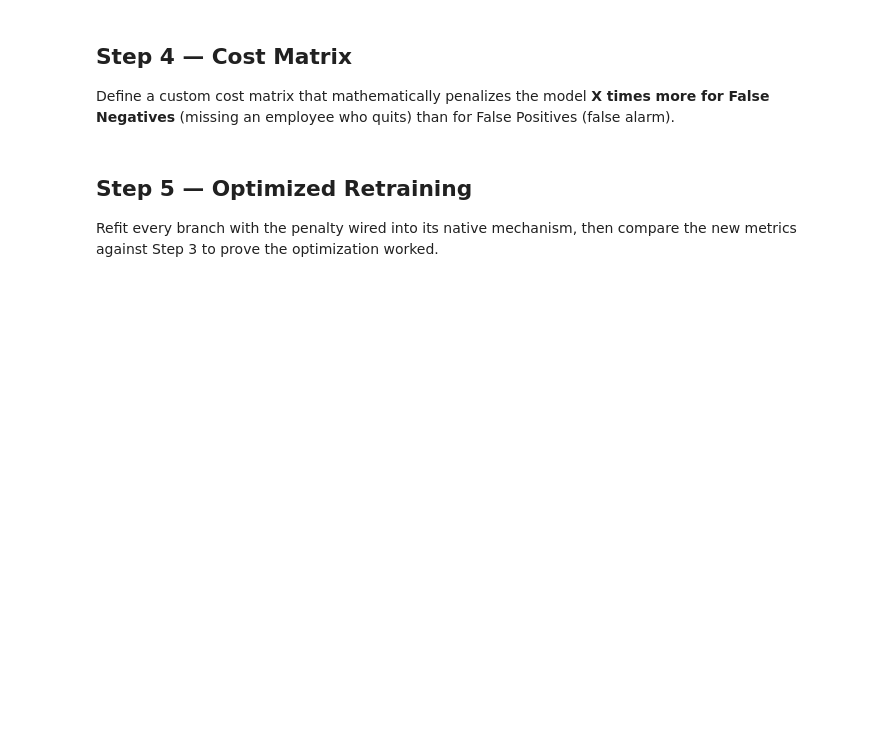
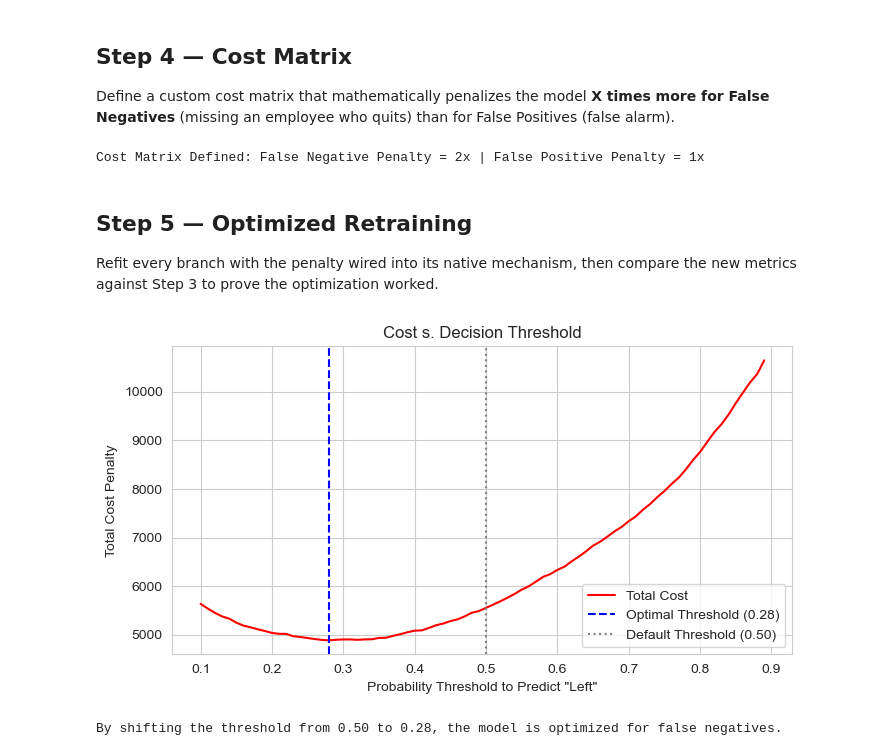
Before and after one commit to dlsynkjsf/cselec2c-project, a Jupyter notebook: GRP6_3CSD_FinalProject.ipynb, the cells around one changed output. Saved outputs shown, nothing was run; the diff lists cells and outputs as text; code cells hidden in the pictures; blank space fills up the shorter version.

```diff
--- a/GRP6_3CSD_FinalProject.ipynb
+++ b/GRP6_3CSD_FinalProject.ipynb
@@ -69,0 +167,8 @@ Train three model branches on the Stealth dataset using **default loss functions
+# %%
+rf_model = RandomForestClassifier(n_estimators=100, random_state=SEED, n_jobs=-1)
+rf_model.fit(X_train_processed, y_train)
+
+xgb_model = xgb.XGBClassifier(use_label_encoder=False, eval_metric='logloss', random_state=SEED, n_jobs=-1)
+xgb_model.fit(X_train_processed, y_train)
+
+print("All models successfully trained.")
@@ -73,6 +224,48 @@ Apply every Step-2 model to the HR Analytics test set and report **accuracy, pre
 # %% [markdown]
 ## Step 4 — Cost Matrix
 Define a custom cost matrix that mathematically penalizes the model **X times more for False Negatives** (missing an employee who quits) than for False Positives (false alarm).
+# %%
+COST_FN = 2
+COST_FP = 1
+
+def calculate_custom_cost(y_true, y_pred_probs, threshold):
+    preds = (y_pred_probs >= threshold).astype(int)
+    tn, fp, fn, tp = confusion_matrix(y_true, preds).ravel()
+    total_cost = (fn * COST_FN) + (fp * COST_FP)
+    return total_cost, fn, fp
+
+print(f"Cost Matrix Defined: False Negative Penalty = {COST_FN}x | False Positive Penalty = {COST_FP}x")
+# %% [output]
+Cost Matrix Defined: False Negative Penalty = 2x | False Positive Penalty = 1x
 # %% [markdown]
 ## Step 5 — Optimized Retraining
 Refit every branch with the penalty wired into its native mechanism, then compare the new metrics against Step 3 to prove the optimization worked.
+# %%
+xgb_probs = xgb_model.predict_proba(X_test_processed)[:, 1]
+
+best_threshold = 0.5
+min_cost = float('inf')
+costs_list = []
+thresholds = np.arange(0.1, 0.9, 0.01)
+
+for t in thresholds:
+    cost, fn, fp = calculate_custom_cost(y_test, xgb_probs, t)
+    costs_list.append(cost)
+    if cost < min_cost:
+        min_cost = cost
+        best_threshold = t
+
+plt.figure(figsize=(8, 4))
+plt.plot(thresholds, costs_list, label='Total Cost', color='red')
+plt.axvline(x=best_threshold, color='blue', linestyle='--', label=f'Optimal Threshold ({best_threshold:.2f})')
+plt.axvline(x=0.5, color='gray', linestyle=':', label='Default Threshold (0.50)')
+plt.title('Cost s. Decision Threshold')
+plt.xlabel('Probability Threshold to Predict "Left"')
+plt.ylabel('Total Cost Penalty')
+plt.legend()
+plt.show()
+
+print(f"By shifting the threshold from 0.50 to {best_threshold:.2f}, the model is optimized for false negatives.")
+# %% [output]
+[figure, added]
+By shifting the threshold from 0.50 to 0.28, the model is optimized for false negatives.
```
Also changed, not shown: parts of 14 cells of this notebook.
